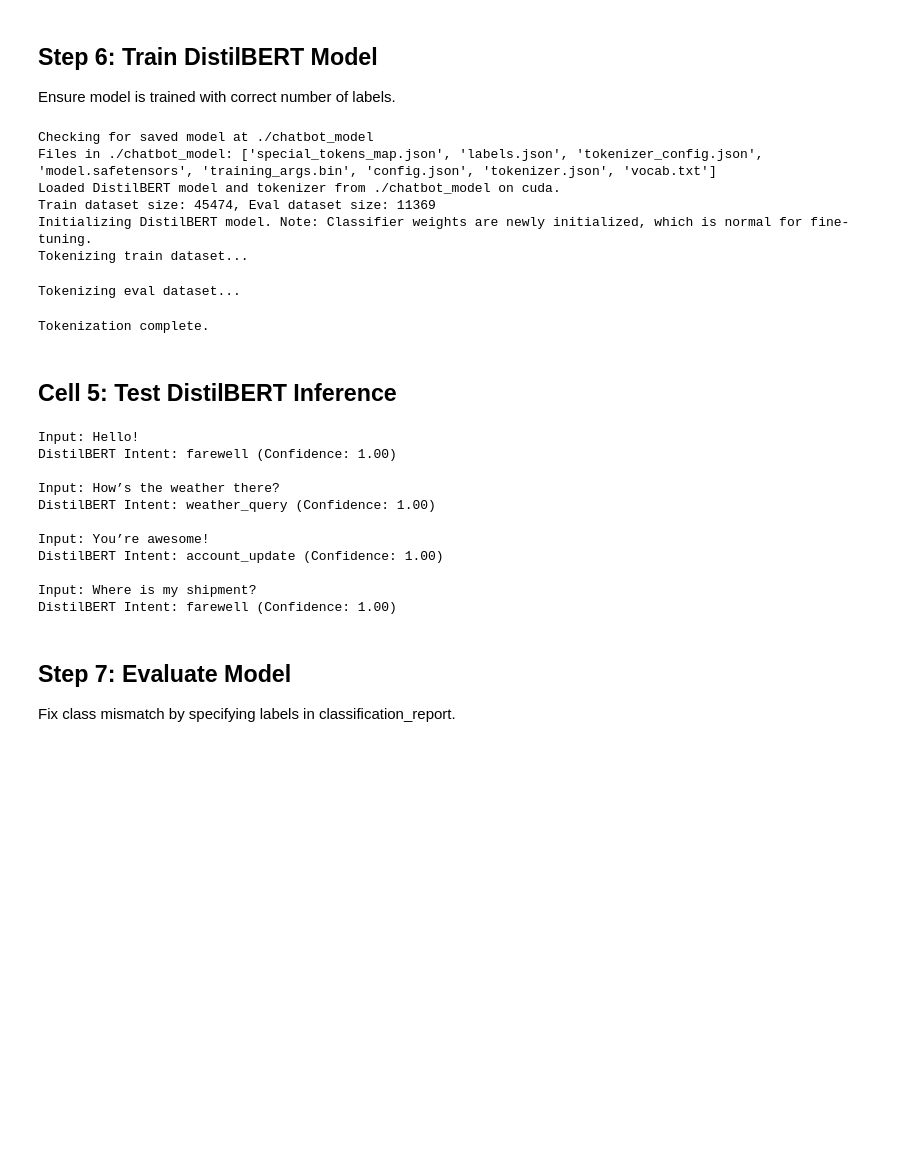
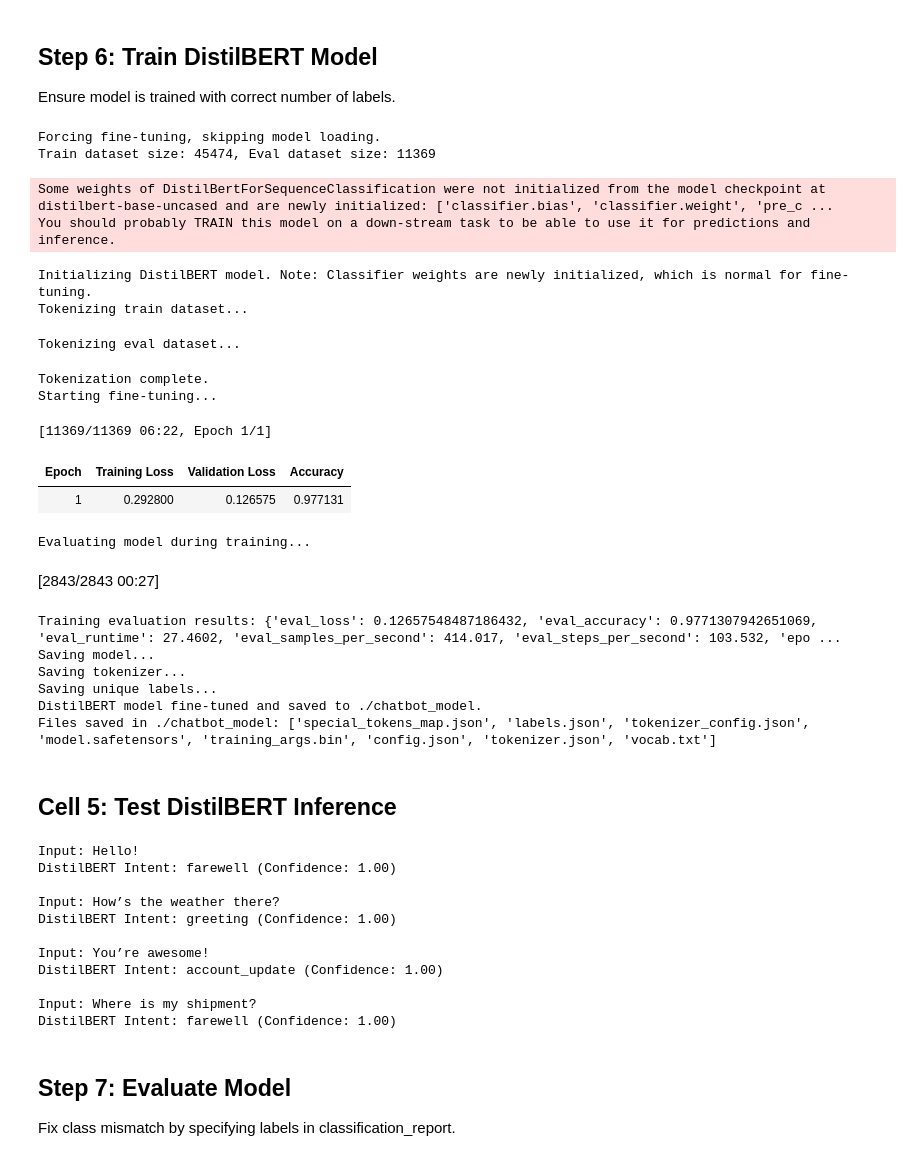
Before and after one commit to nisheethg2000/UCB_AIML, a Jupyter notebook: Practical Applications/Capstone project/evaluate_chatbot_data_dialoggpt_twitter_trained.ipynb, the cells around one changed output. Saved outputs shown, nothing was run; the diff lists cells and outputs as text; code cells hidden in the pictures; blank space fills up the shorter version.

Commit message:
Fixed evaluate_model

```diff
--- a/Practical Applications/Capstone project/evaluate_chatbot_data_dialoggpt_twitter_trained.ipynb
+++ b/Practical Applications/Capstone project/evaluate_chatbot_data_dialoggpt_twitter_trained.ipynb
@@ -752,7 +752,7 @@ def train_distilbert(df, force_fine_tune=False):
 
     training_args = TrainingArguments(
         output_dir='./distilbert_results',
-        num_train_epochs=3,
+        num_train_epochs=1,
         per_device_train_batch_size=4,
         per_device_eval_batch_size=4,
         warmup_steps=10,
@@ -803,41 +803,53 @@ def train_distilbert(df, force_fine_tune=False):
                 json.dump(unique_labels, f)
             print("Manually saved unique labels.")
             print(f"Files in ./chatbot_model: {os.listdir('./chatbot_model')}")
         except Exception as save_e:
             print(f"Failed to save tokenizer or labels: {save_e}")
         return None, None, None, None, None, None
 
 # Force fine-tuning to generate tokenizer files
-distilbert_model, distilbert_tokenizer, trainer, eval_dataset, label_map, unique_labels = train_distilbert(df, force_fine_tune=False)
+distilbert_model, distilbert_tokenizer, distilbert_trainer, eval_dataset, label_map, unique_labels = train_distilbert(df, force_fine_tune=True)
 if distilbert_model is None:
     print('Using pretrained DistilBERT due to fine-tuning/loading error.')
     distilbert_model = AutoModelForSequenceClassification.from_pretrained('distilbert-base-uncased', num_labels=11)
     distilbert_tokenizer = AutoTokenizer.from_pretrained('distilbert-base-uncased')
     device = torch.device('cuda' if torch.cuda.is_available() else 'cpu')
     distilbert_model.to(device)
     distilbert_trainer = None
     eval_dataset = None
     label_map = None
     unique_labels = ['delivery_status', 'billing_issue', 'account_update', 'service_inquiry',
                      'fuel_card_query', 'general_query', 'greeting', 'farewell',
                      'small_talk', 'compliment', 'weather_query']
     try:
         distilbert_tokenizer.save_pretrained('./chatbot_model')
         with open(os.path.join('./chatbot_model', 'labels.json'), 'w') as f:
             json.dump(unique_labels, f)
         print("Saved pretrained tokenizer and unique labels to ./chatbot_model.")
         print(f"Files in ./chatbot_model: {os.listdir('./chatbot_model')}")
     except Exception as e:
         print(f"Failed to save pretrained tokenizer or labels: {e}")
 # %% [output]
-Checking for saved model at ./chatbot_model
-Files in ./chatbot_model: ['special_tokens_map.json', 'labels.json', 'tokenizer_config.json', 'model.safetensors', 'training_args.bin', 'config.json', 'tokenizer.json', 'vocab.txt']
-Loaded DistilBERT model and tokenizer from ./chatbot_model on cuda.
+Forcing fine-tuning, skipping model loading.
 Train dataset size: 45474, Eval dataset size: 11369
-Initializing DistilBERT model. Note: Classifier weights are newly initialized, which is normal for fine-tuning.
-Tokenizing train dataset...
-Tokenizing eval dataset...
+Some weights of DistilBertForSequenceClassification were not initialized from the model checkpoint at distilbert-base-uncased and are newly initialized: ['classifier.bias', 'classifier.weight', 'pre_c ...
+You should probably TRAIN this model on a down-stream task to be able to use it for predictions and inference.
-Tokenization complete.
+Initializing DistilBERT model. Note: Classifier weights are newly initialized, which is normal for fine-tuning.
+Tokenizing train dataset...
+Tokenizing eval dataset...
+Tokenization complete.
+Starting fine-tuning...
+[11369/11369 06:22, Epoch 1/1]
+| Epoch | Training Loss | Validation Loss | Accuracy |
+| 1 | 0.292800 | 0.126575 | 0.977131 |
+Evaluating model during training...
+[2843/2843 00:27]
+Training evaluation results: {'eval_loss': 0.12657548487186432, 'eval_accuracy': 0.9771307942651069, 'eval_runtime': 27.4602, 'eval_samples_per_second': 414.017, 'eval_steps_per_second': 103.532, 'epo ...
+Saving model...
+Saving tokenizer...
+Saving unique labels...
+DistilBERT model fine-tuned and saved to ./chatbot_model.
+Files saved in ./chatbot_model: ['special_tokens_map.json', 'labels.json', 'tokenizer_config.json', 'model.safetensors', 'training_args.bin', 'config.json', 'tokenizer.json', 'vocab.txt']
 # %% [markdown]
 ## Cell 5: Test DistilBERT Inference
 # %%
@@ -871,7 +883,7 @@ Input: Hello!
 DistilBERT Intent: farewell (Confidence: 1.00)
 
 Input: How’s the weather there?
-DistilBERT Intent: weather_query (Confidence: 1.00)
+DistilBERT Intent: greeting (Confidence: 1.00)
 
 Input: You’re awesome!
 DistilBERT Intent: account_update (Confidence: 1.00)
```
Also changed, not shown: parts of 2 cells of this notebook.
